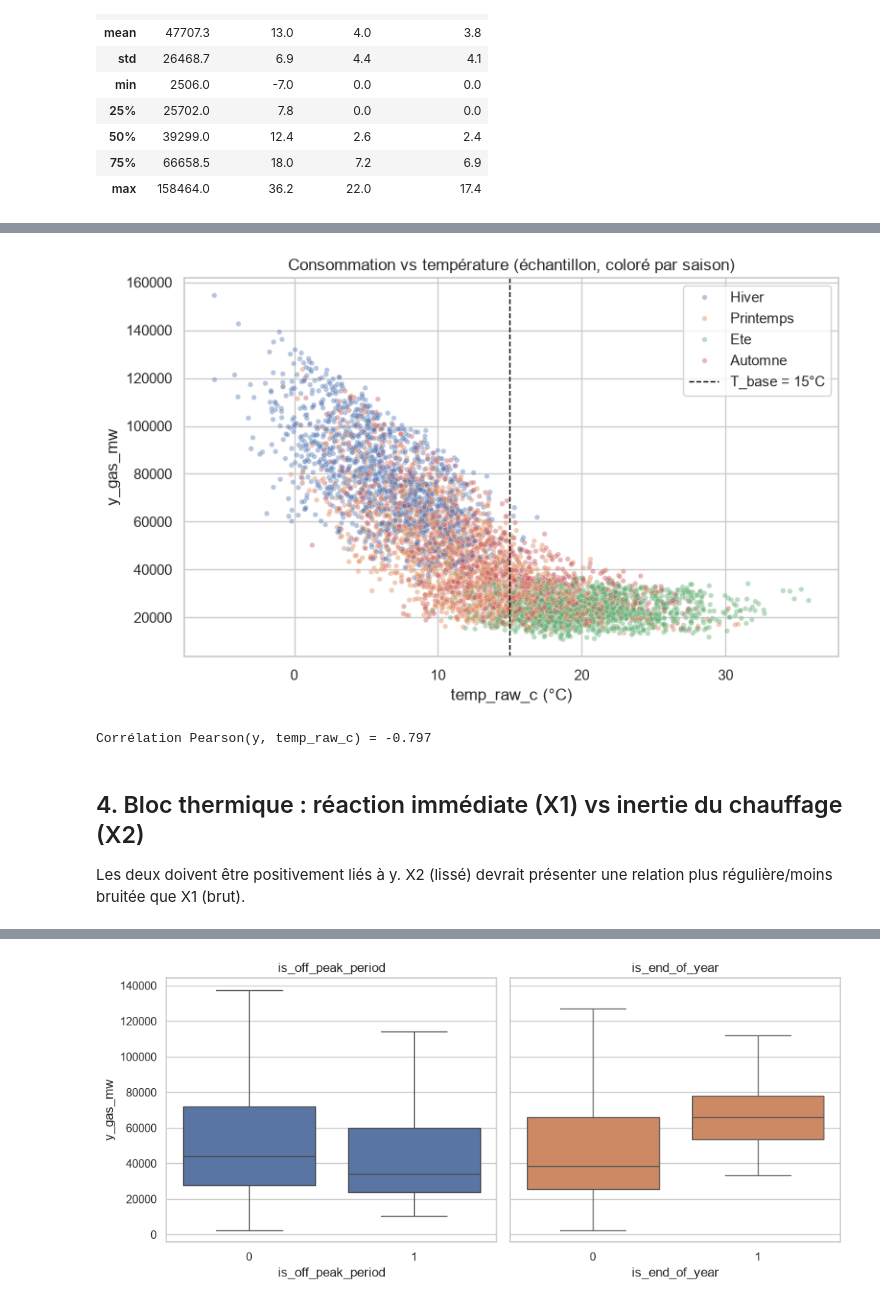
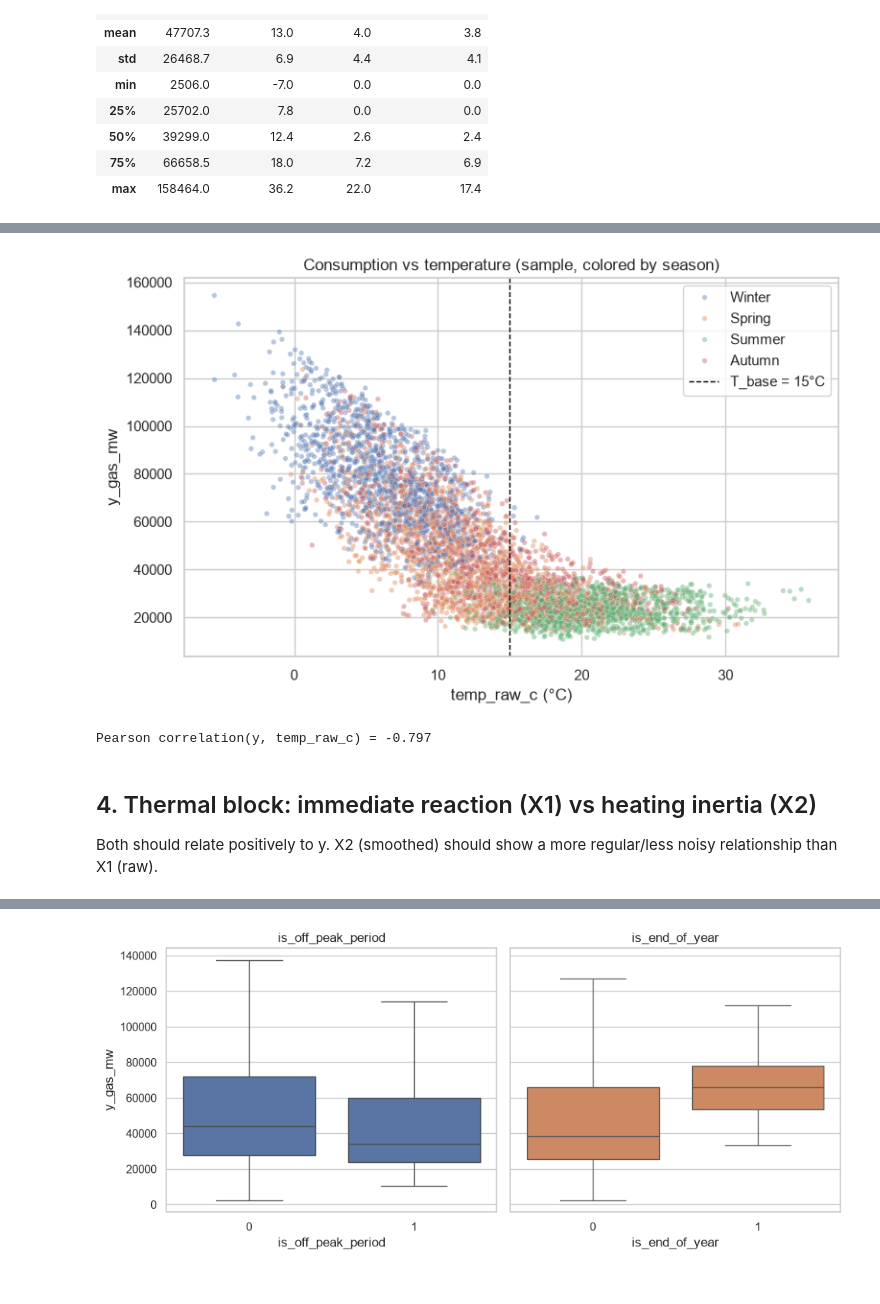
Before and after one commit to PierreRobinSchnepf/special-train, a Jupyter notebook: notebooks/01_exploration_stats.ipynb, the cells around one changed output, grey strips where cells are left out. Drawn from its saved outputs; the diff is of its cells as text; code cells hidden in the pictures.

```diff
--- a/notebooks/01_exploration_stats.ipynb
+++ b/notebooks/01_exploration_stats.ipynb
@@ -16,12 +16,12 @@ df = pd.read_parquet("../data/processed/dataset_final.parquet")
 local = df.index.tz_convert("Europe/Paris")
 df["month"] = local.month
 df["hour"] = local.hour
-df["dow"] = local.dayofweek  # 0=lundi
-dow_labels = ["Lun", "Mar", "Mer", "Jeu", "Ven", "Sam", "Dim"]
+df["dow"] = local.dayofweek  # 0=Monday
+dow_labels = ["Mon", "Tue", "Wed", "Thu", "Fri", "Sat", "Sun"]
 df["dow_name"] = pd.Categorical.from_codes(df["dow"], categories=dow_labels, ordered=True)
 
-season_map = {12: "Hiver", 1: "Hiver", 2: "Hiver", 3: "Printemps", 4: "Printemps", 5: "Printemps",
-              6: "Ete", 7: "Ete", 8: "Ete", 9: "Automne", 10: "Automne", 11: "Automne"}
+season_map = {12: "Winter", 1: "Winter", 2: "Winter", 3: "Spring", 4: "Spring", 5: "Spring",
+              6: "Summer", 7: "Summer", 8: "Summer", 9: "Autumn", 10: "Autumn", 11: "Autumn"}
 df["season"] = df["month"].map(season_map)
 
 print(f"{len(df):,} lignes | {df.index.min()} -> {df.index.max()}")
@@ -80,24 +80,24 @@ Relation attendue : décroissante et globalement convexe sous ~15°C (seuil de c
 # %%
 sample = df.dropna(subset=["y_gas_mw", "temp_raw_c"]).sample(5000, random_state=0)
 
 fig, ax = plt.subplots(figsize=(8, 5))
-sns.scatterplot(data=sample, x="temp_raw_c", y="y_gas_mw", hue="season", hue_order=["Hiver", "Printemps", "Ete", "Automne"],
+sns.scatterplot(data=sample, x="temp_raw_c", y="y_gas_mw", hue="season", hue_order=["Winter", "Spring", "Summer", "Autumn"],
                  alpha=0.4, s=15, ax=ax, palette="deep")
 ax.axvline(15, color="black", linestyle="--", linewidth=1, label="T_base = 15°C")
 ax.set_xlabel("temp_raw_c (°C)")
 ax.set_ylabel("y_gas_mw")
-ax.set_title("Consommation vs température (échantillon, coloré par saison)")
+ax.set_title("Consumption vs temperature (sample, colored by season)")
 ax.legend(title="")
 plt.tight_layout()
 plt.show()
 
-print("Corrélation Pearson(y, temp_raw_c) =", round(df[["y_gas_mw", "temp_raw_c"]].corr().iloc[0, 1], 3))
+print("Pearson correlation(y, temp_raw_c) =", round(df[["y_gas_mw", "temp_raw_c"]].corr().iloc[0, 1], 3))
 # %% [output]
-[figure, old version]
+[figure, new version]
-Corrélation Pearson(y, temp_raw_c) = -0.797
+Pearson correlation(y, temp_raw_c) = -0.797
 # %% [markdown]
-## 4. Bloc thermique : réaction immédiate (X1) vs inertie du chauffage (X2)
-Les deux doivent être positivement liés à y. X2 (lissé) devrait présenter une relation plus régulière/moins bruitée que X1 (brut).
+## 4. Thermal block: immediate reaction (X1) vs heating inertia (X2)
+Both should relate positively to y. X2 (smoothed) should show a more regular/less noisy relationship than X1 (raw).
 # %%
 fig, axes = plt.subplots(1, 2, figsize=(12, 5), sharey=True)
 
```
Also changed, not shown: parts of 16 cells of this notebook, 57 other files.
